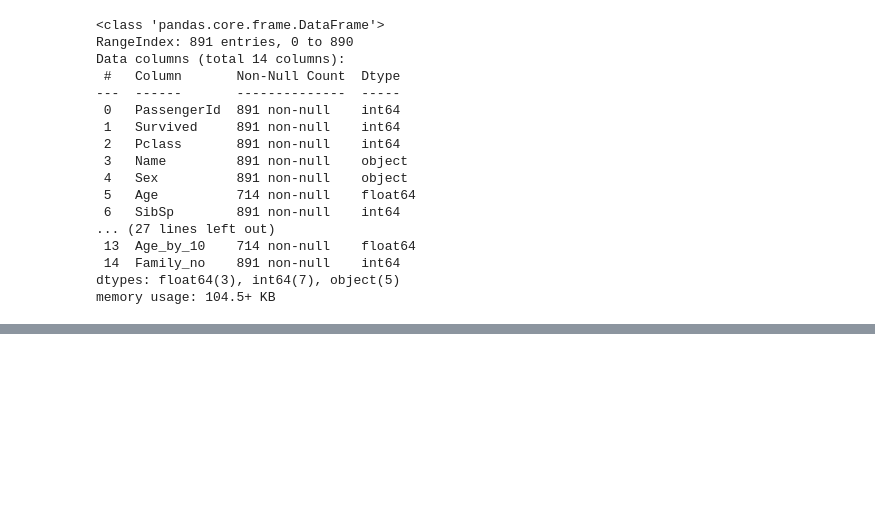
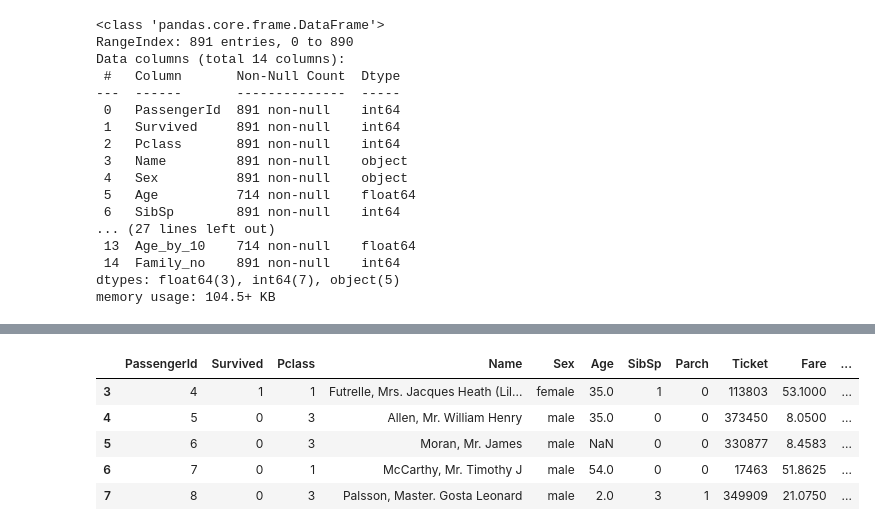
Before and after one commit to xywon0219nate-blip/python-lab, a Jupyter notebook: pandas/03_DataFrame.ipynb, the cells around one changed output, grey strips where cells are left out. Drawn from its saved outputs; the diff is of its cells as text; code cells hidden in the pictures; blank space fills up the shorter version.

```diff
--- a/pandas/03_DataFrame.ipynb
+++ b/pandas/03_DataFrame.ipynb
@@ -323,0 +353,3 @@ titanic_df.tail()
+# %%
+# 원본 데이터셋(titanic_df)의 Age_0 컬럼 삭제 후 반영
+titanic_df.drop('Age_0', axis=1, inplace=True)
@@ -323,0 +376,3 @@ titanic_df.tail()
+# %%
+# 다중 컬럼 삭제 - Age_by_10, Family_no 컬럼 동시 삭제, 원본에 반영
+titanic_df.drop(['Age_by_10', 'Family_no'], axis=1, inplace=True)
@@ -323,0 +404,11 @@ titanic_df.tail()
+# %%
+# 0, 1, 2 인덱스 삭제, 원본에 반영
+titanic_df.drop([0, 1, 2], axis=0, inplace=True)
+titanic_df.head()
+# %% [output]
+|  | PassengerId | Survived | Pclass | Name | Sex | Age | SibSp | Parch | Ticket | Fare | ... |
+| 3 | 4 | 1 | 1 | Futrelle, Mrs. Jacques Heath (Lil... | female | 35.0 | 1 | 0 | 113803 | 53.1000 | ... |
+| 4 | 5 | 0 | 3 | Allen, Mr. William Henry | male | 35.0 | 0 | 0 | 373450 | 8.0500 | ... |
+| 5 | 6 | 0 | 3 | Moran, Mr. James | male | NaN | 0 | 0 | 330877 | 8.4583 | ... |
+| 6 | 7 | 0 | 1 | McCarthy, Mr. Timothy J | male | 54.0 | 0 | 0 | 17463 | 51.8625 | ... |
+| 7 | 8 | 0 | 3 | Palsson, Master. Gosta Leonard | male | 2.0 | 3 | 1 | 349909 | 21.0750 | ... |
```
Also changed, not shown: parts of 7 cells of this notebook, 6 other files.
